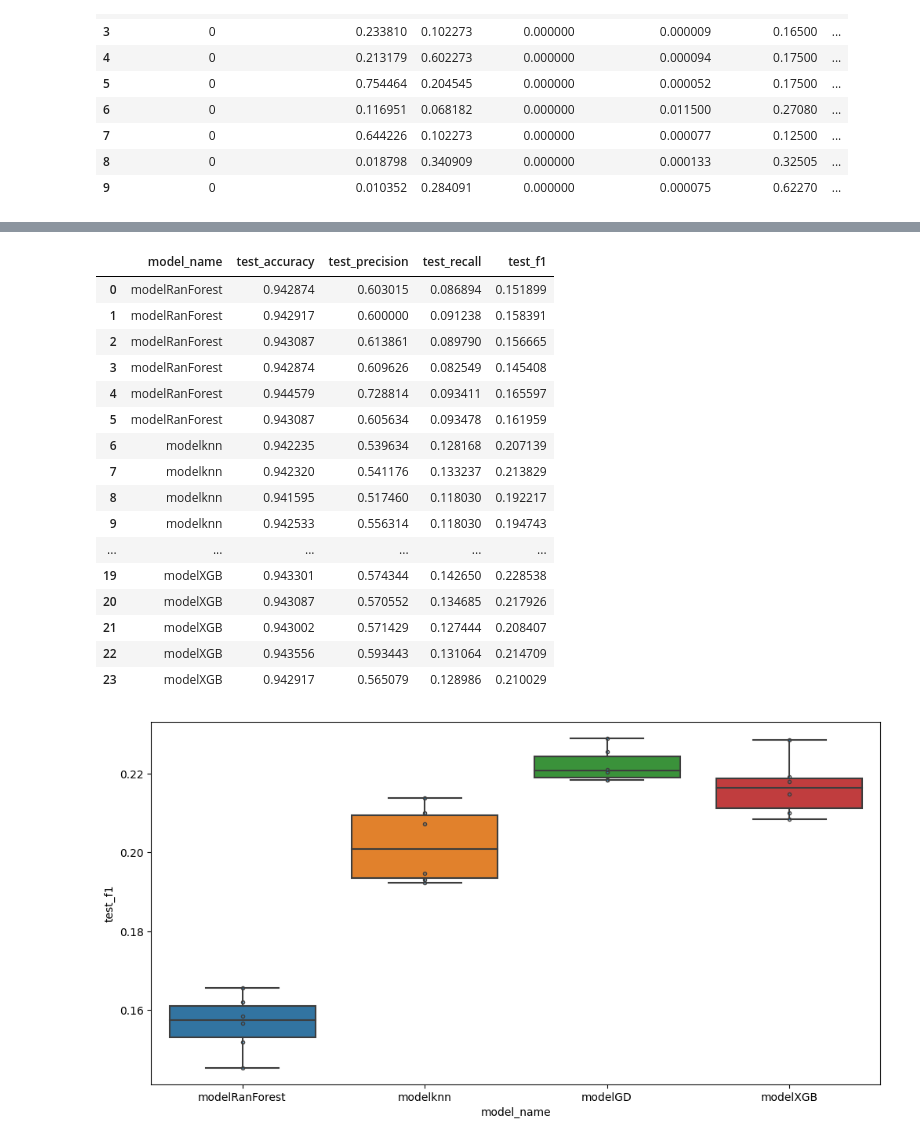
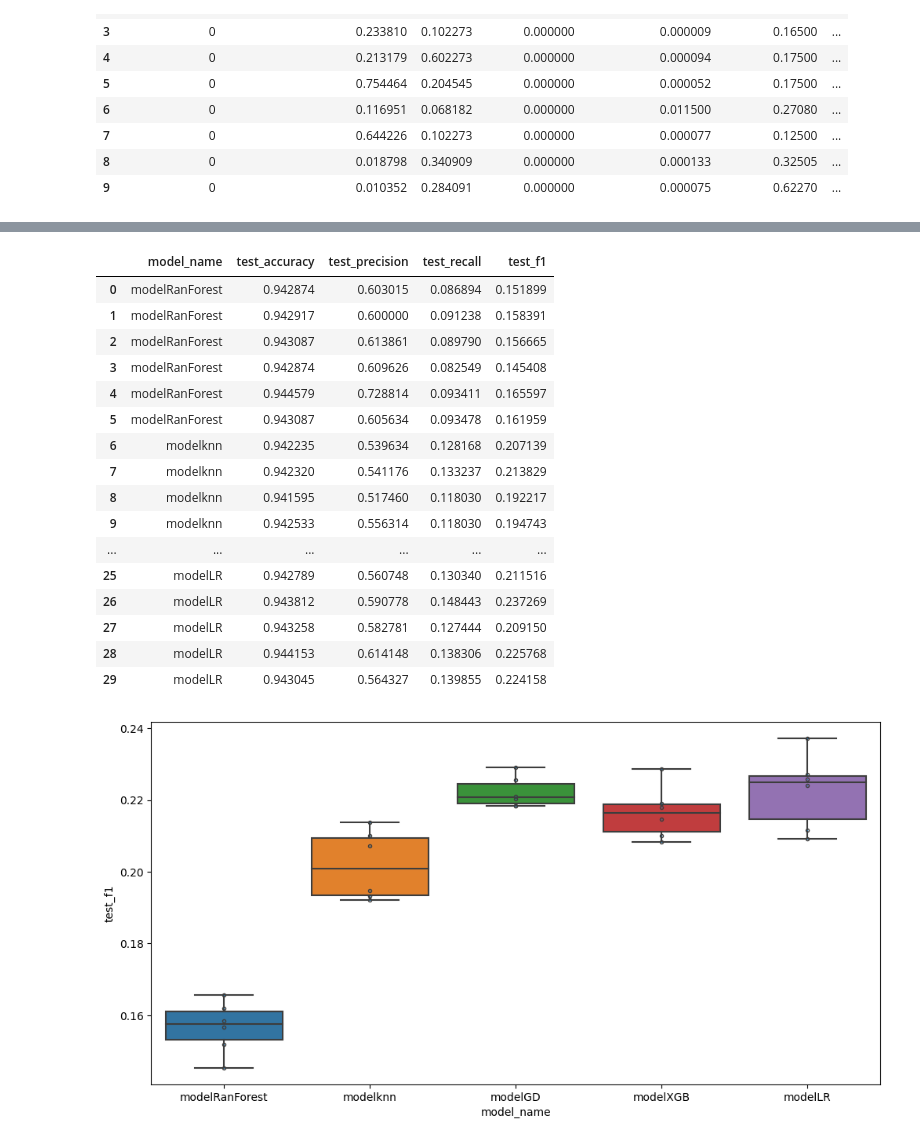
Before and after one commit to 00Fede/givemesomecredit, a Jupyter notebook: Model_Implementation_Training.ipynb, the cells around one changed output, grey strips where cells are left out. Cells and saved outputs as stored; diff of their text form; code cells hidden in the pictures.

```diff
--- a/Model_Implementation_Training.ipynb
+++ b/Model_Implementation_Training.ipynb
@@ -103,7 +105,7 @@ X_train, X_test, y_train, y_test = train_test_split(
 # Maquinas de soporte vectorial
 modelSVC       = svm.SVC(kernel='linear', probability = True).fit(X_train, y_train)
 # Regresión logistica
-modelLR        = LogisticRegression(random_state=0).fit(X_train, y_train)
+modelLR        = LogisticRegression(random_state=42, max_iter=1000).fit(X_train, y_train)
 # Clasificador de K Neighbors
 modelknn       = neighbors.KNeighborsClassifier(n_neighbors = 31).fit(X_train, y_train)
 # Complemento del Naive Bayes
@@ -121,3 +123,8 @@ ModelNN        = MLPClassifier(solver='lbfgs', alpha=1e-5, hidden_layer_sizes=(1
 # ModelXGB
 modelXGB = XGBClassifier( n_estimators = 150, learning_rate=0.05, max_depth = 5) \
                 .fit(X_train, y_train)
+# %%
+# implement naive model to check the accuracy
+dummy_clf = DummyClassifier(strategy="most_frequent")
+dummy_clf.fit(X_train, y_train)
+dummy_clf.score(X_test, y_test)
@@ -132,14 +141,20 @@ models = [
     ('modelXGB', modelXGB)
 ]
 
+y_pred_proba = dummy_clf.predict_proba(X_test)[::,1]
+fpr, tpr, th = roc_curve(y_test,  y_pred_proba, pos_label=1)
+auc_metric = auc(fpr, tpr)
+
+plt.plot(fpr, tpr,label="auc dummy="+str(auc_metric))
+
 for name, model in models:
     # aqui se hace la curva roc con X_train
-    prob = model.predict_proba(X_train)
-    preds = prob[:,1]
-    fpr, tpr, threshold = metrics.roc_curve(y_train, preds)
-    auc = metrics.auc(fpr, tpr)
-    print("{:.2f}: {}".format(auc, model))
-    plt.plot(fpr, tpr, label=name)
+    y_pred_proba = model.predict_proba(X_test)[::,1]
+    fpr, tpr, th = roc_curve(y_test,  y_pred_proba, pos_label=1)
+    auc_metric = auc(fpr, tpr)
+
+    plt.plot(fpr, tpr,label=name+'= '+str(auc_metric))
+    plt.legend(loc=4)
 
 plt.title('Receiver Operating Characteristic (ROC) Curve')  # Título del gráfico
 plt.legend()  # Mostrar la leyenda de los modelos
@@ -173,39 +170,40 @@ models = [
     ('modelRanForest', modelRanForest),
     ('modelknn',modelknn),
     ('modelGD', modelGD),
-    ('modelXGB', modelXGB)
+    ('modelXGB', modelXGB),
+    ('modelLR',modelLR)
 ]
 
 cv_df = pd.DataFrame()
 
 for name, model in models:
     scores = cross_validate(model, X, y, cv=cv, scoring=scoring, return_train_score=False)
     model_scores = pd.DataFrame(scores)
     model_scores['model_name'] = name
     cv_df = pd.concat([cv_df, model_scores], ignore_index=True)
 
 column_order = ['model_name', 'test_accuracy', 'test_precision', 'test_recall', 'test_f1']
 cv_df = cv_df.reindex(columns=column_order)
 
 cv_df
 # %% [output]
 |  | model_name | test_accuracy | test_precision | test_recall | test_f1 |
 | 0 | modelRanForest | 0.942874 | 0.603015 | 0.086894 | 0.151899 |
 | 1 | modelRanForest | 0.942917 | 0.600000 | 0.091238 | 0.158391 |
 | 2 | modelRanForest | 0.943087 | 0.613861 | 0.089790 | 0.156665 |
 | 3 | modelRanForest | 0.942874 | 0.609626 | 0.082549 | 0.145408 |
 | 4 | modelRanForest | 0.944579 | 0.728814 | 0.093411 | 0.165597 |
 | 5 | modelRanForest | 0.943087 | 0.605634 | 0.093478 | 0.161959 |
 | 6 | modelknn | 0.942235 | 0.539634 | 0.128168 | 0.207139 |
 | 7 | modelknn | 0.942320 | 0.541176 | 0.133237 | 0.213829 |
 | 8 | modelknn | 0.941595 | 0.517460 | 0.118030 | 0.192217 |
 | 9 | modelknn | 0.942533 | 0.556314 | 0.118030 | 0.194743 |
 | ... | ... | ... | ... | ... | ... |
-| 19 | modelXGB | 0.943301 | 0.574344 | 0.142650 | 0.228538 |
-| 20 | modelXGB | 0.943087 | 0.570552 | 0.134685 | 0.217926 |
-| 21 | modelXGB | 0.943002 | 0.571429 | 0.127444 | 0.208407 |
-| 22 | modelXGB | 0.943556 | 0.593443 | 0.131064 | 0.214709 |
-| 23 | modelXGB | 0.942917 | 0.565079 | 0.128986 | 0.210029 |
+| 25 | modelLR | 0.942789 | 0.560748 | 0.130340 | 0.211516 |
+| 26 | modelLR | 0.943812 | 0.590778 | 0.148443 | 0.237269 |
+| 27 | modelLR | 0.943258 | 0.582781 | 0.127444 | 0.209150 |
+| 28 | modelLR | 0.944153 | 0.614148 | 0.138306 | 0.225768 |
+| 29 | modelLR | 0.943045 | 0.564327 | 0.139855 | 0.224158 |
 # %%
 # Gráfica de f1-score de los modelos
 
@@ -216,4 +214,4 @@ sns.stripplot(x='model_name', y='test_f1', data=cv_df,
               size=1, jitter=False, edgecolor="gray", linewidth=3)
 plt.show()
 # %% [output]
-[figure, old version]
+[figure, new version]
```
Also changed, not shown: parts of 3 cells of this notebook.
